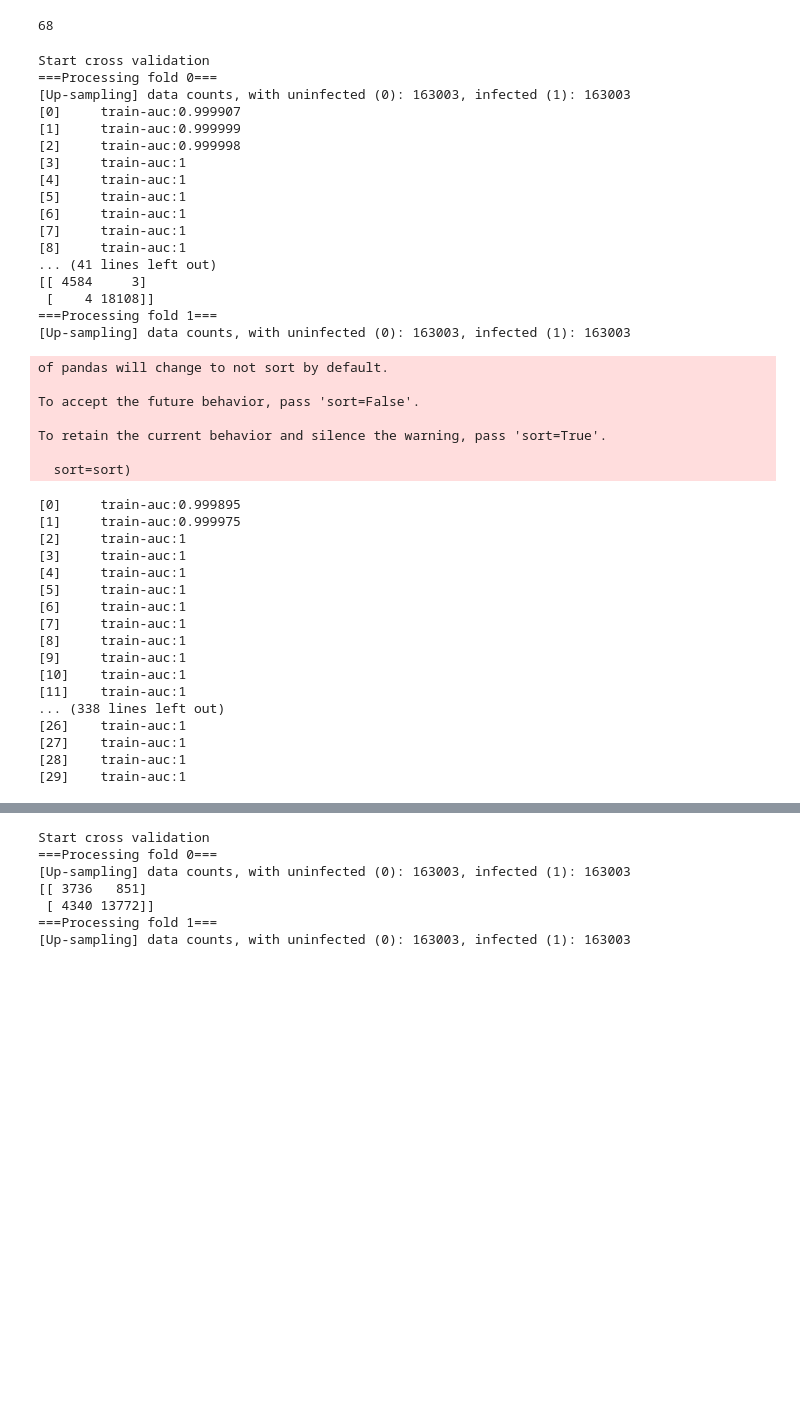
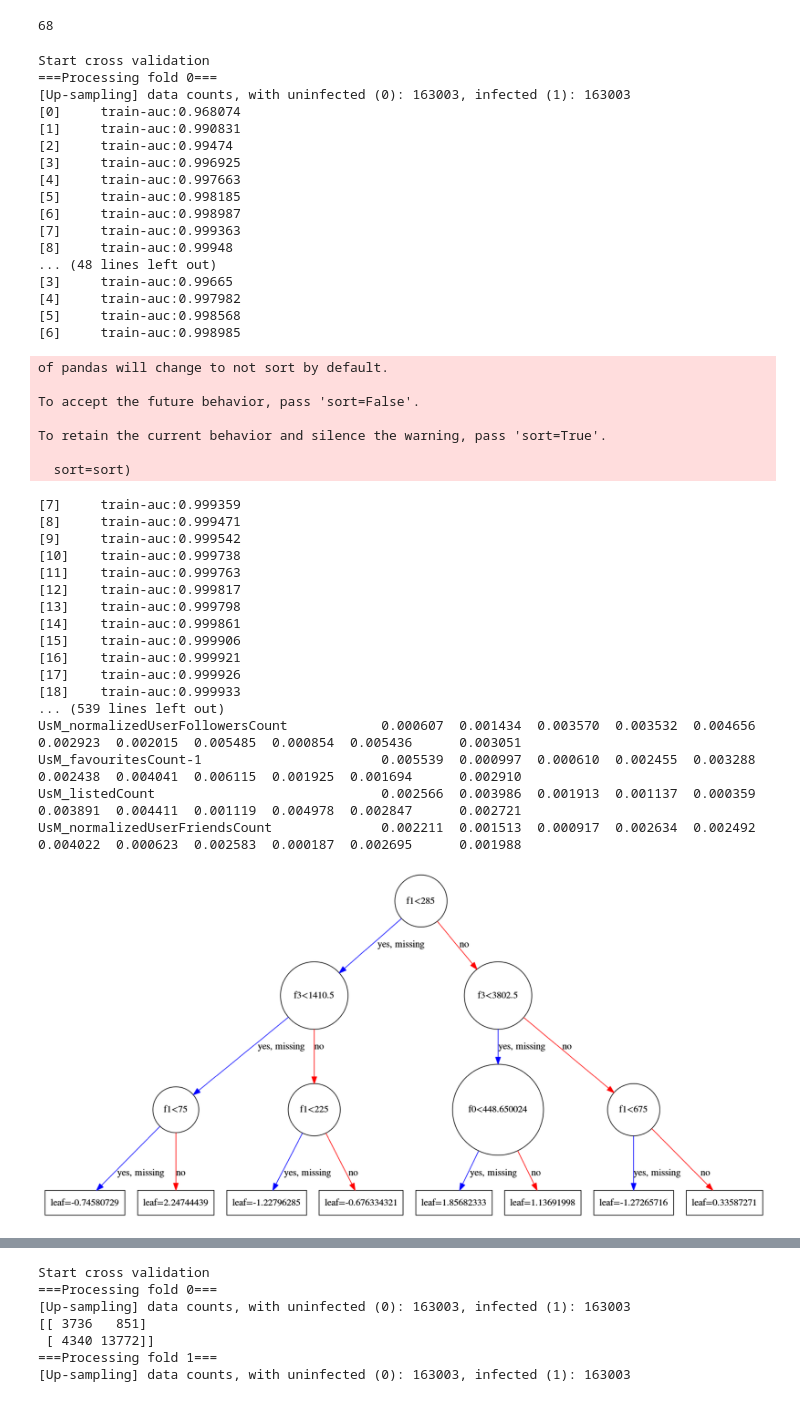
Before and after one commit to lzhou1110/uclresearchanalysis, a Jupyter notebook: notebook/givenchy_model.ipynb, the cells around one changed output, grey strips where cells are left out. Saved outputs shown, nothing was run; the diff lists cells and outputs as text; code cells hidden in the pictures; blank space fills up the shorter version.

Commit message:
added data base and upgraded xgboost models

```diff
--- a/notebook/givenchy_model.ipynb
+++ b/notebook/givenchy_model.ipynb
@@ -102,7 +102,7 @@ def train(df, X, y, model, n_folds, is_xgb):
     fold_count = 0
     t_current = 210
 #     number_of_features = len(X.columns)
-    number_of_features = 60
+    number_of_features = 5
 
     print("Start cross validation")
     for train, test in skf.split(X, y):
@@ -179,7 +179,7 @@ def train(df, X, y, model, n_folds, is_xgb):
     return model
 # %%
 #xgboost
-param = {'max_depth': 12, 'eta': 1, 'silent': 1, 'objective': 'binary:logistic'}
+param = {'max_depth': 3, 'eta': 1, 'silent': 1, 'objective': 'binary:logistic'}
 param['nthread'] = 12
 param['eval_metric'] = ['auc']
 
@@ -188,20 +188,20 @@ xgb_model = train(df, X, y, param, 10, 1)
 Start cross validation
 ===Processing fold 0===
 [Up-sampling] data counts, with uninfected (0): 163003, infected (1): 163003
-[0]     train-auc:0.999907
-[1]     train-auc:0.999999
-[2]     train-auc:0.999998
-[3]     train-auc:1
-[4]     train-auc:1
-[5]     train-auc:1
-[6]     train-auc:1
-[7]     train-auc:1
-[8]     train-auc:1
-... (41 lines left out)
-[[ 4584     3]
- [    4 18108]]
-===Processing fold 1===
-[Up-sampling] data counts, with uninfected (0): 163003, infected (1): 163003
+[0]     train-auc:0.968074
+[1]     train-auc:0.990831
+[2]     train-auc:0.99474
+[3]     train-auc:0.996925
+[4]     train-auc:0.997663
+[5]     train-auc:0.998185
+[6]     train-auc:0.998987
+[7]     train-auc:0.999363
+[8]     train-auc:0.99948
+... (48 lines left out)
+[3]     train-auc:0.99665
+[4]     train-auc:0.997982
+[5]     train-auc:0.998568
+[6]     train-auc:0.998985
 of pandas will change to not sort by default.
 
 To accept the future behavior, pass 'sort=False'.
@@ -209,20 +209,30 @@ To accept the future behavior, pass 'sort=False'.
 To retain the current behavior and silence the warning, pass 'sort=True'.
 
   sort=sort)
-[0]     train-auc:0.999895
-[1]     train-auc:0.999975
-[2]     train-auc:1
-[3]     train-auc:1
-[4]     train-auc:1
-[5]     train-auc:1
-[6]     train-auc:1
-[7]     train-auc:1
-[8]     train-auc:1
-[9]     train-auc:1
-[10]    train-auc:1
-[11]    train-auc:1
-... (338 lines left out)
-[26]    train-auc:1
-[27]    train-auc:1
-[28]    train-auc:1
-[29]    train-auc:1
+[7]     train-auc:0.999359
+[8]     train-auc:0.999471
+[9]     train-auc:0.999542
+[10]    train-auc:0.999738
+[11]    train-auc:0.999763
+[12]    train-auc:0.999817
+[13]    train-auc:0.999798
+[14]    train-auc:0.999861
+[15]    train-auc:0.999906
+[16]    train-auc:0.999921
+[17]    train-auc:0.999926
+[18]    train-auc:0.999933
+... (539 lines left out)
+UsM_normalizedUserFollowersCount            0.000607  0.001434  0.003570  0.003532  0.004656  0.002923  0.002015  0.005485  0.000854  0.005436      0.003051
+UsM_favouritesCount-1                       0.005539  0.000997  0.000610  0.002455  0.003288  0.002438  0.004041  0.006115  0.001925  0.001694      0.002910
+UsM_listedCount                             0.002566  0.003986  0.001913  0.001137  0.000359  0.003891  0.004411  0.001119  0.004978  0.002847      0.002721
+UsM_normalizedUserFriendsCount              0.002211  0.001513  0.000917  0.002634  0.002492  0.004022  0.000623  0.002583  0.000187  0.002695      0.001988
+# %%
+import matplotlib.pyplot as plt
+
+xgb.plot_tree(xgb_model, num_trees=1)
+
+fig = plt.gcf()
+fig.set_size_inches(100, 50)
+plt.show()
+# %% [output]
+[figure, added]
```
Also changed, not shown: parts of 3 cells of this notebook, 41 other files.
